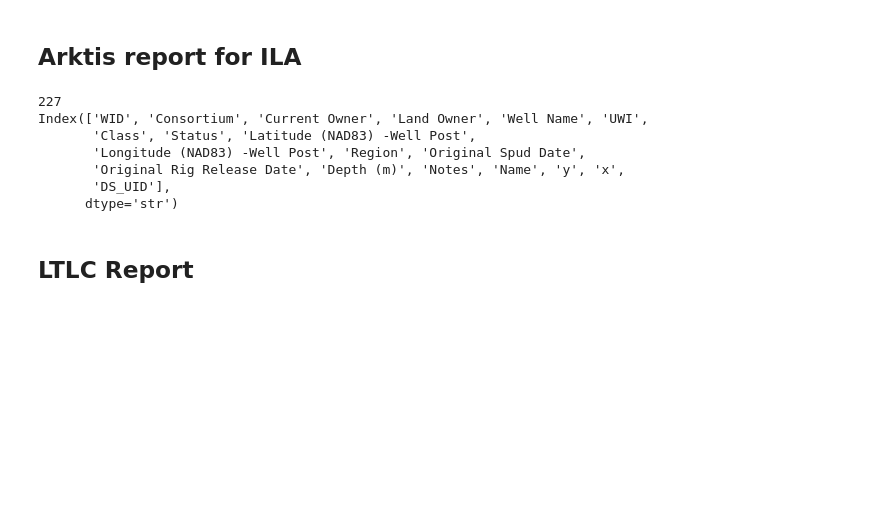
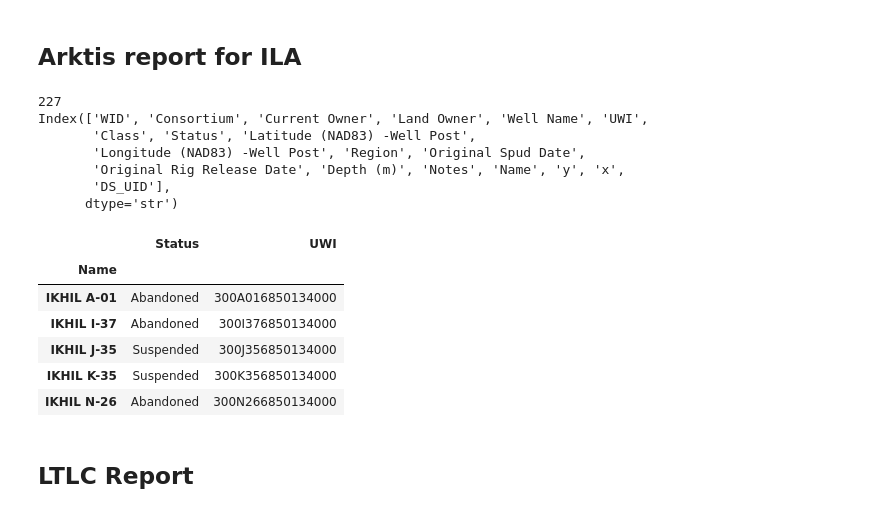
Before and after one commit to gsc-permafrost/NorthernWellSites, a Jupyter notebook: NorthernWellDatabase.ipynb, the cells around one changed output. Drawn from its saved outputs; the diff is of its cells as text; code cells hidden in the pictures; blank space fills up the shorter version.

```diff
--- a/NorthernWellDatabase.ipynb
+++ b/NorthernWellDatabase.ipynb
@@ -230,26 +228,34 @@ Index(['UWI', 'Well name', 'Top of overpressure zone mSl',
 # %%
 ILA = pd.read_csv(r'source_data\wells\ISR\ISR_well_report_B1.csv')
 ILA = ILA.loc[~ILA['Latitude (NAD83) -Well Post'].isna()].copy()
 for c in ['Latitude (NAD83) -Well Post','Longitude (NAD83) -Well Post']:
     DMS = pd.DataFrame(ILA[c].replace(r'[^0-9.]',' ',regex=True).str.split().to_list(),columns=['D','M','S'],index=ILA['Well Name'])
     ILA[c] = (DMS['D'].astype('float')+DMS['M'].astype('float')/60+DMS['S'].astype('float')/3600).values
 ILA['Longitude (NAD83) -Well Post'] *= -1
 ILA['Name'] = ILA['Well Name'].str.upper()
 ILA = ILA.set_index('Name',drop=False)
 ILA[['y','x']] = ILA[['Latitude (NAD83) -Well Post','Longitude (NAD83) -Well Post']]
 
 ILA['Original Spud Date'] = pd.to_datetime(ILA['Original Spud Date'],format="%d-%b-%y",errors='coerce').map(lambda x: x.replace(year=x.year - 100) if x.year >= 2040 else x)
 ILA['DS_UID'] = [f'ILA-{i}' for i in range(0,len(ILA))]
 print(len(ILA))
 print(ILA.columns)
+ILA.loc[ILA['Name'].str.contains('IKHIL'),['Status','UWI']]
 # %% [output]
 227
 Index(['WID', 'Consortium', 'Current Owner', 'Land Owner', 'Well Name', 'UWI',
        'Class', 'Status', 'Latitude (NAD83) -Well Post',
        'Longitude (NAD83) -Well Post', 'Region', 'Original Spud Date',
        'Original Rig Release Date', 'Depth (m)', 'Notes', 'Name', 'y', 'x',
        'DS_UID'],
       dtype='str')
+|  | Status | UWI |
+| Name |  |  |
+| IKHIL A-01 | Abandoned | 300A016850134000 |
+| IKHIL I-37 | Abandoned | 300I376850134000 |
+| IKHIL J-35 | Suspended | 300J356850134000 |
+| IKHIL K-35 | Suspended | 300K356850134000 |
+| IKHIL N-26 | Abandoned | 300N266850134000 |
 # %% [markdown]
 ## LTLC Report
 # %%
```
Also changed, not shown: parts of 12 cells of this notebook, 17 other files.
